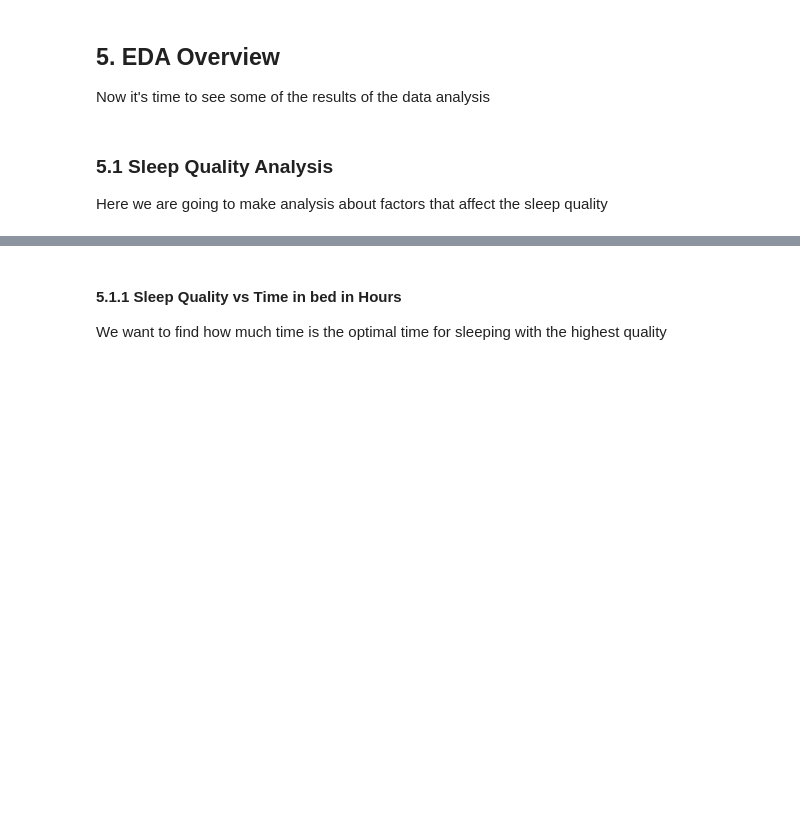
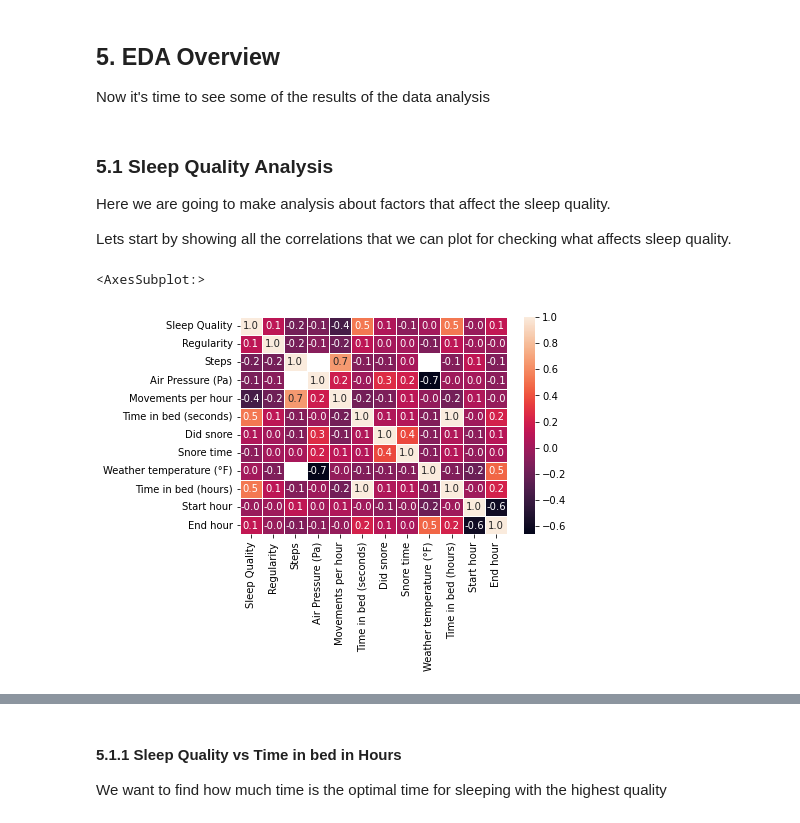
Before and after one commit to JRamirex/SleepCycleAnalyzer, a Jupyter notebook: SleepAnalyzer.ipynb, the cells around one changed output, grey strips where cells are left out. Saved outputs shown, nothing was run; the diff lists cells and outputs as text; code cells hidden in the pictures; blank space fills up the shorter version.

```diff
--- a/SleepAnalyzer.ipynb
+++ b/SleepAnalyzer.ipynb
@@ -296,3 +301,12 @@ secondsInBed = sleepData['Time in bed (seconds)']
 # %% [markdown]
 ### 5.1 Sleep Quality Analysis
-Here we are going to make analysis about factors that affect the sleep quality
+Here we are going to make analysis about factors that affect the sleep quality.
+
+Lets start by showing all the correlations that we can plot for checking what affects sleep quality.
+# %%
+# Correlations with sleep quality
+corr = sleepData.corr()
+sns.heatmap(corr, annot=True, linewidths=0.5, fmt=".1f")
+# %% [output]
+<AxesSubplot:>
+[figure, added]
```
Also changed, not shown: parts of 27 cells of this notebook, 1 other file.
